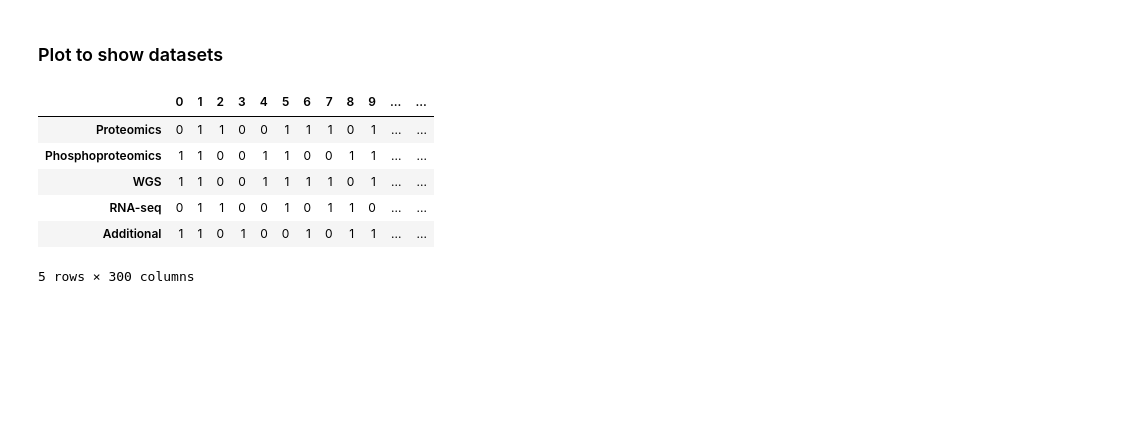
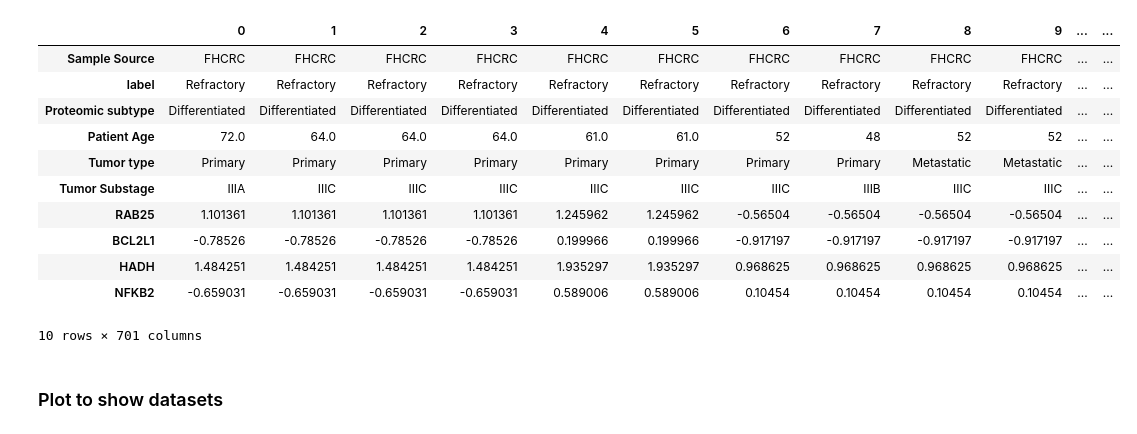
Before and after one commit to csabaiBio/HGSOC_platinum_response, a Jupyter notebook: notebooks/cohort_inspection/cohort_plot.ipynb, the cells around one changed output. Cells and saved outputs as stored; diff of their text form; code cells hidden in the pictures; blank space fills up the shorter version.

```diff
--- a/notebooks/cohort_inspection/cohort_plot.ipynb
+++ b/notebooks/cohort_inspection/cohort_plot.ipynb
@@ -5,22 +83,46 @@ import pandas as pd
+# %%
+row_to_check = 'Sample Source'
+
+# Find the points where the value changes
+values = df_transposed.loc[row_to_check]
+# Initialize change_points with False for the first element
+change_points = [False]
+# Then start comparing from the second element
+change_points += [values[i] != values[i-1] for i in range(1, len(values))]
+
+# Split the DataFrame into segments
+segments = []
+start_col = 0
+for col, changed in enumerate(change_points, start=1):
+    if changed or col == len(change_points):
+        segments.append(df_transposed.iloc[:, start_col:col-1])
+        start_col = col
+
+# Insert three NaN columns between segments
+nan_df = pd.DataFrame(np.nan, index=df_transposed.index, columns=['NaN1', 'NaN2', 'NaN3'])
+new_segments = [segments[0]]
+for segment in segments[1:]:
+    new_segments.extend([nan_df, segment])
+
+# Concatenate the segments back into a DataFrame
+df_transposed = pd.concat(new_segments, axis=1)
+
+df_transposed_back = df_transposed.T.reset_index(drop=True)
+df_transposed = df_transposed_back.T
+# %%
+df_transposed.head(10)
+# %% [output]
+|  | 0 | 1 | 2 | 3 | 4 | 5 | 6 | 7 | 8 | 9 | ... | ... |
+| Sample Source | FHCRC | FHCRC | FHCRC | FHCRC | FHCRC | FHCRC | FHCRC | FHCRC | FHCRC | FHCRC | ... | ... |
+| label | Refractory | Refractory | Refractory | Refractory | Refractory | Refractory | Refractory | Refractory | Refractory | Refractory | ... | ... |
+| Proteomic subtype | Differentiated | Differentiated | Differentiated | Differentiated | Differentiated | Differentiated | Differentiated | Differentiated | Differentiated | Differentiated | ... | ... |
+| Patient Age | 72.0 | 64.0 | 64.0 | 64.0 | 61.0 | 61.0 | 52 | 48 | 52 | 52 | ... | ... |
+| Tumor type | Primary | Primary | Primary | Primary | Primary | Primary | Primary | Primary | Metastatic | Metastatic | ... | ... |
+| Tumor Substage | IIIA | IIIC | IIIC | IIIC | IIIC | IIIC | IIIC | IIIB | IIIC | IIIC | ... | ... |
+| RAB25 | 1.101361 | 1.101361 | 1.101361 | 1.101361 | 1.245962 | 1.245962 | -0.56504 | -0.56504 | -0.56504 | -0.56504 | ... | ... |
+| BCL2L1 | -0.78526 | -0.78526 | -0.78526 | -0.78526 | 0.199966 | 0.199966 | -0.917197 | -0.917197 | -0.917197 | -0.917197 | ... | ... |
+| HADH | 1.484251 | 1.484251 | 1.484251 | 1.484251 | 1.935297 | 1.935297 | 0.968625 | 0.968625 | 0.968625 | 0.968625 | ... | ... |
+| NFKB2 | -0.659031 | -0.659031 | -0.659031 | -0.659031 | 0.589006 | 0.589006 | 0.10454 | 0.10454 | 0.10454 | 0.10454 | ... | ... |
+10 rows × 701 columns
 # %% [markdown]
 ### Plot to show datasets
-# %%
-# Sample data
-np.random.seed(0)
-data = np.random.randint(0, 2, size=(300, 5))  # Binary data: 0 or 1
-df = pd.DataFrame(data, columns=['Proteomics', 'Phosphoproteomics', 'WGS', 'RNA-seq', 'Additional'])
-response = np.random.choice(['Sensitive', 'Refractory'], size=300)
-df['Response'] = response
-
-# Transpose the dataframe for plotting
-df_transposed = df.drop('Response', axis=1).T
-
-df_transposed.head()
-# %% [output]
-|  | 0 | 1 | 2 | 3 | 4 | 5 | 6 | 7 | 8 | 9 | ... | ... |
-| Proteomics | 0 | 1 | 1 | 0 | 0 | 1 | 1 | 1 | 0 | 1 | ... | ... |
-| Phosphoproteomics | 1 | 1 | 0 | 0 | 1 | 1 | 0 | 0 | 1 | 1 | ... | ... |
-| WGS | 1 | 1 | 0 | 0 | 1 | 1 | 1 | 1 | 0 | 1 | ... | ... |
-| RNA-seq | 0 | 1 | 1 | 0 | 0 | 1 | 0 | 1 | 1 | 0 | ... | ... |
-| Additional | 1 | 1 | 0 | 1 | 0 | 0 | 1 | 0 | 1 | 1 | ... | ... |
-5 rows × 300 columns
```
Also changed, not shown: parts of 10 cells of this notebook, 11 other files.
